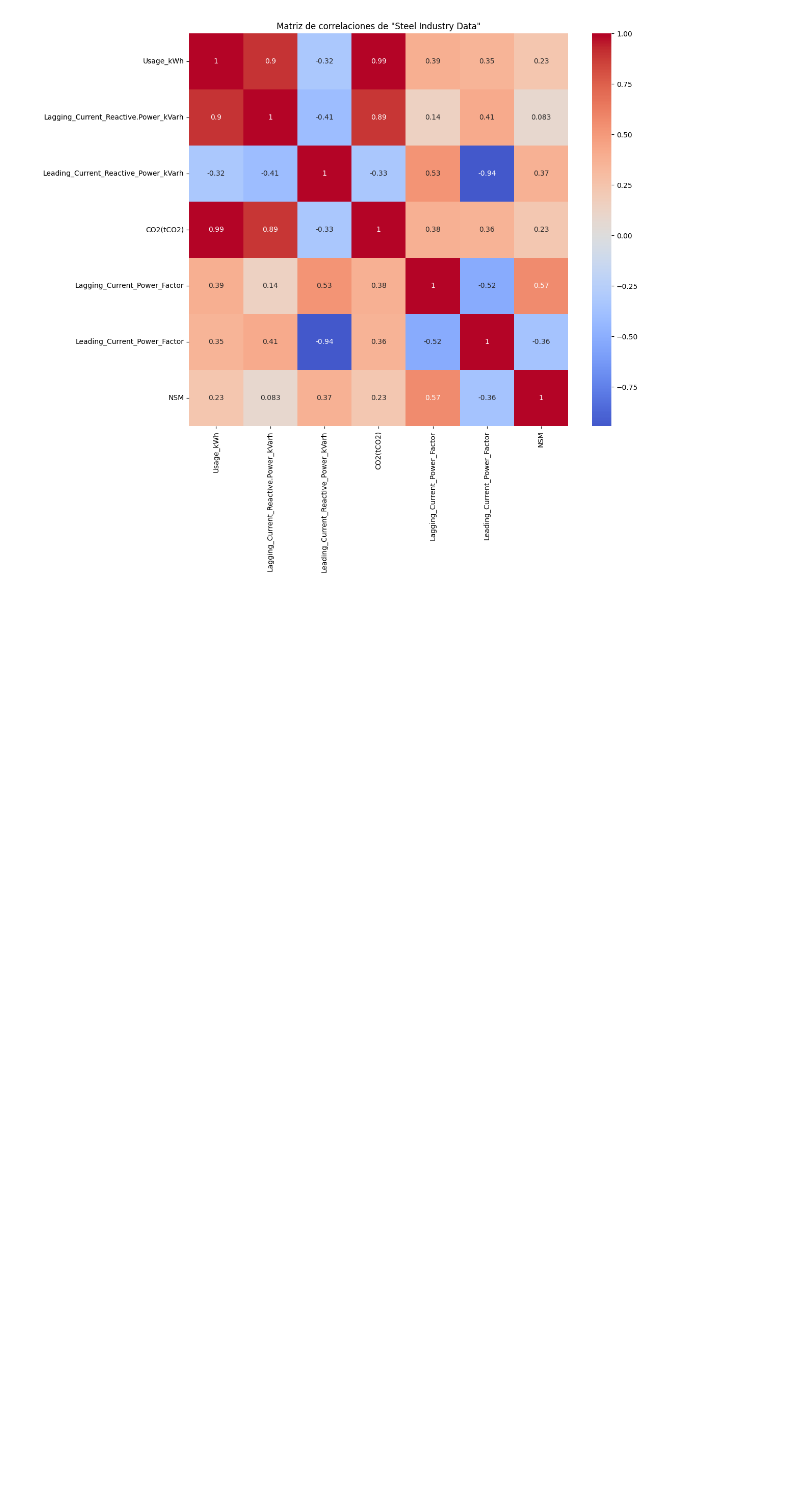
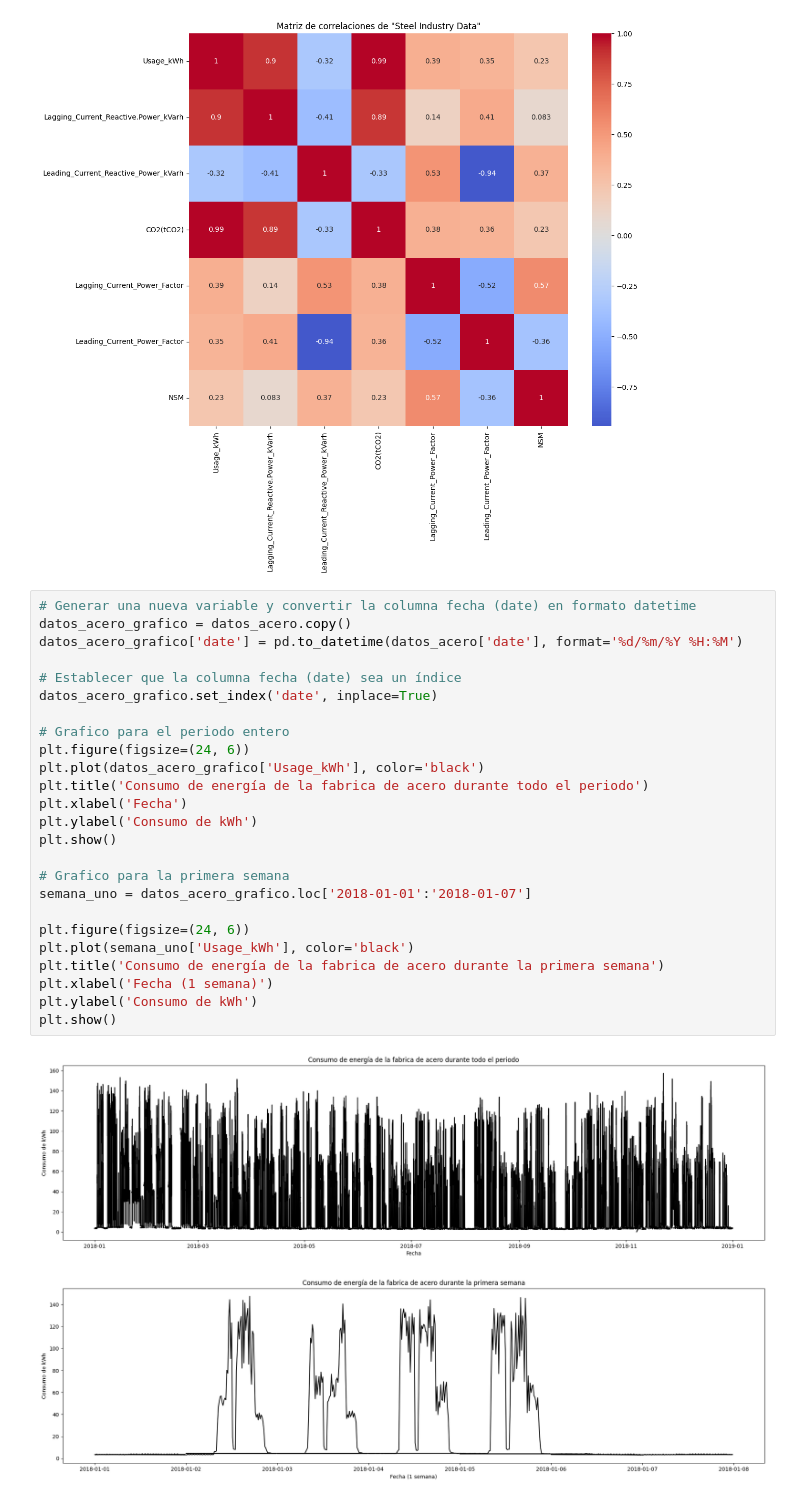
Before and after one commit to luis-huacho/INF648-Proy-Curso-2024-01, a Jupyter notebook: Graficos_Steel_Plant.ipynb, the cells around one changed output. Drawn from its saved outputs; the diff is of its cells as text; blank space fills up the shorter version.

```diff
--- a/Graficos_Steel_Plant.ipynb
+++ b/Graficos_Steel_Plant.ipynb
@@ -88,3 +88,31 @@ plt.title('Matriz de correlaciones de "Steel Industry Data"')
 plt.show()
 # %% [output]
 [figure]
+# %%
+# Generar una nueva variable y convertir la columna fecha (date) en formato datetime
+datos_acero_grafico = datos_acero.copy()
+datos_acero_grafico['date'] = pd.to_datetime(datos_acero['date'], format='%d/%m/%Y %H:%M')
+
+# Establecer que la columna fecha (date) sea un índice
+datos_acero_grafico.set_index('date', inplace=True)
+
+# Grafico para el periodo entero
+plt.figure(figsize=(24, 6))
+plt.plot(datos_acero_grafico['Usage_kWh'], color='black')
+plt.title('Consumo de energía de la fabrica de acero durante todo el periodo')
+plt.xlabel('Fecha')
+plt.ylabel('Consumo de kWh')
+plt.show()
+
+# Grafico para la primera semana
+semana_uno = datos_acero_grafico.loc['2018-01-01':'2018-01-07']
+
+plt.figure(figsize=(24, 6))
+plt.plot(semana_uno['Usage_kWh'], color='black')
+plt.title('Consumo de energía de la fabrica de acero durante la primera semana')
+plt.xlabel('Fecha (1 semana)')
+plt.ylabel('Consumo de kWh')
+plt.show()
+# %% [output]
+[figure, added]
+[figure, added]
```
Also changed, not shown: parts of 1 cell of this notebook.
